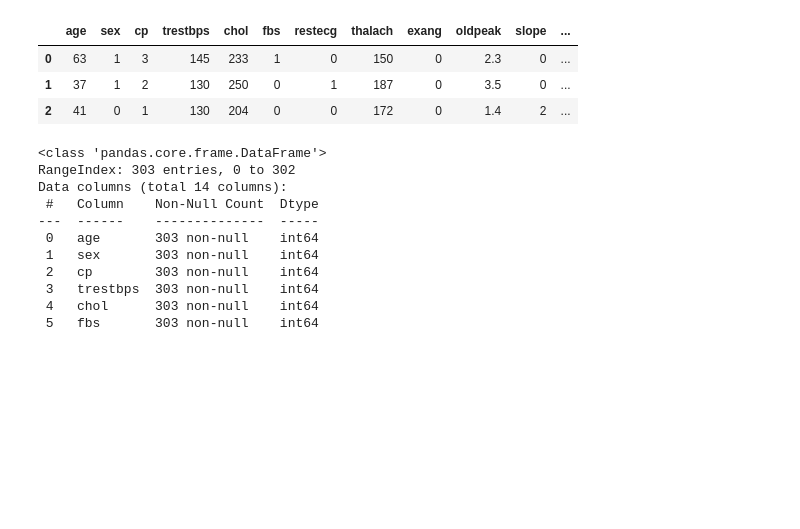
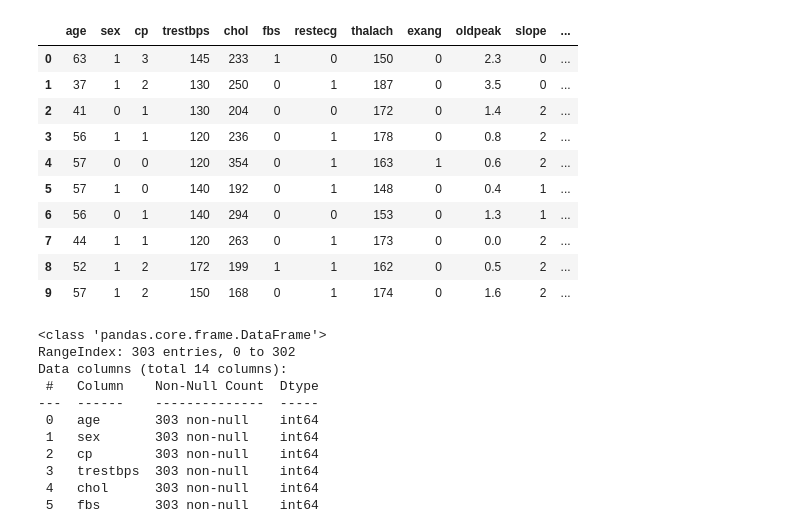
Before and after one commit to EmreCD/Machine_Learning, a Jupyter notebook: ml_8_decision_tree.ipynb, the cells around one changed output. Drawn from its saved outputs; the diff is of its cells as text; code cells hidden in the pictures; blank space fills up the shorter version.

```diff
--- a/ml_8_decision_tree.ipynb
+++ b/ml_8_decision_tree.ipynb
@@ -9,11 +7,18 @@ ModuleNotFoundError: No module named 'graphviz'
 # %%
 df=pd.read_csv("dataset/heart.csv")
-df.head(3)
+df.head(10)
 # %% [output]
 |  | age | sex | cp | trestbps | chol | fbs | restecg | thalach | exang | oldpeak | slope | ... |
 | 0 | 63 | 1 | 3 | 145 | 233 | 1 | 0 | 150 | 0 | 2.3 | 0 | ... |
 | 1 | 37 | 1 | 2 | 130 | 250 | 0 | 1 | 187 | 0 | 3.5 | 0 | ... |
 | 2 | 41 | 0 | 1 | 130 | 204 | 0 | 0 | 172 | 0 | 1.4 | 2 | ... |
+| 3 | 56 | 1 | 1 | 120 | 236 | 0 | 1 | 178 | 0 | 0.8 | 2 | ... |
+| 4 | 57 | 0 | 0 | 120 | 354 | 0 | 1 | 163 | 1 | 0.6 | 2 | ... |
+| 5 | 57 | 1 | 0 | 140 | 192 | 0 | 1 | 148 | 0 | 0.4 | 1 | ... |
+| 6 | 56 | 0 | 1 | 140 | 294 | 0 | 0 | 153 | 0 | 1.3 | 1 | ... |
+| 7 | 44 | 1 | 1 | 120 | 263 | 0 | 1 | 173 | 0 | 0.0 | 2 | ... |
+| 8 | 52 | 1 | 2 | 172 | 199 | 1 | 1 | 162 | 0 | 0.5 | 2 | ... |
+| 9 | 57 | 1 | 2 | 150 | 168 | 0 | 1 | 174 | 0 | 1.6 | 2 | ... |
 # %%
 df.info()
 # %% [output]
```
Also changed, not shown: parts of 2 cells of this notebook.
